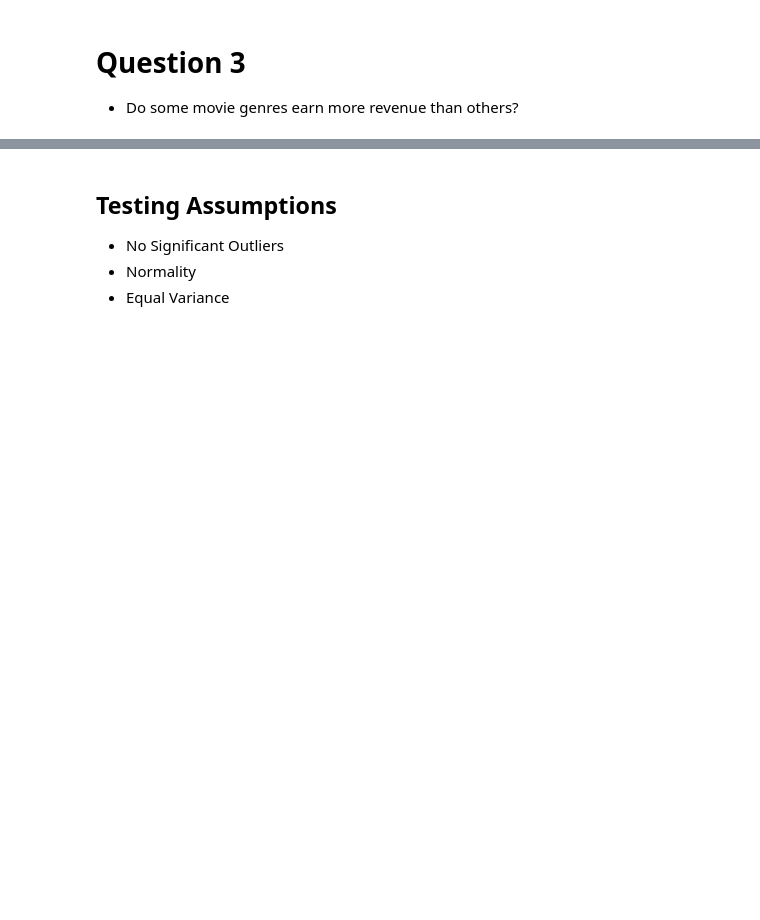
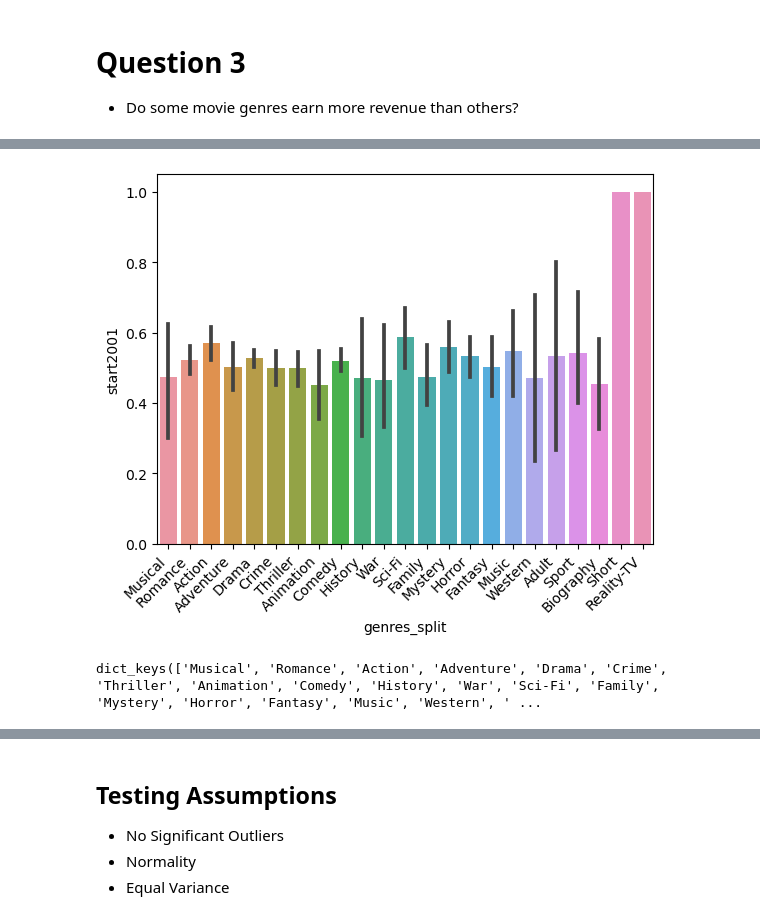
Before and after one commit to jamesbelk0/IMDB_MySQL_Database, a Jupyter notebook: Hypothesis.ipynb, the cells around one changed output, grey strips where cells are left out. Saved outputs shown, nothing was run; the diff lists cells and outputs as text; code cells hidden in the pictures; blank space fills up the shorter version.

```diff
--- a/Hypothesis.ipynb
+++ b/Hypothesis.ipynb
@@ -447,0 +491,3 @@ $H_A$ (Alternative Hypothesis): There is a significant difference in the revenue
+# %%
+needed_cols = ['genres_split', 'start2001']
+title_genres[needed_cols]
@@ -447,0 +508,6 @@ $H_A$ (Alternative Hypothesis): There is a significant difference in the revenue
+# %%
+year2000 = title_genres.loc[title_genres['start2001']==False, needed_cols]
+# %%
+year2001 = title_genres.loc[title_genres['start2001']==True, needed_cols]
+# %%
+plot_df = pd.concat([year2000, year2001])
@@ -447,0 +530,15 @@ $H_A$ (Alternative Hypothesis): There is a significant difference in the revenue
+# %%
+ax = sns.barplot(data=plot_df, x='genres_split', y='start2001')
+ax.set_xticklabels(ax.get_xticklabels(), rotation=45, ha='right');
+# %% [output]
+[figure, added]
+# %%
+groups ={}
+
+for genres in plot_df['genres_split'].unique():
+    temp = plot_df.loc[plot_df['genres_split']== genres, 'start2001']
+    groups[genres] = temp
+
+groups.keys()
+# %% [output]
+dict_keys(['Musical', 'Romance', 'Action', 'Adventure', 'Drama', 'Crime', 'Thriller', 'Animation', 'Comedy', 'History', 'War', 'Sci-Fi', 'Family', 'Mystery', 'Horror', 'Fantasy', 'Music', 'Western', ' ...
```
Also changed, not shown: parts of 25 cells of this notebook.
